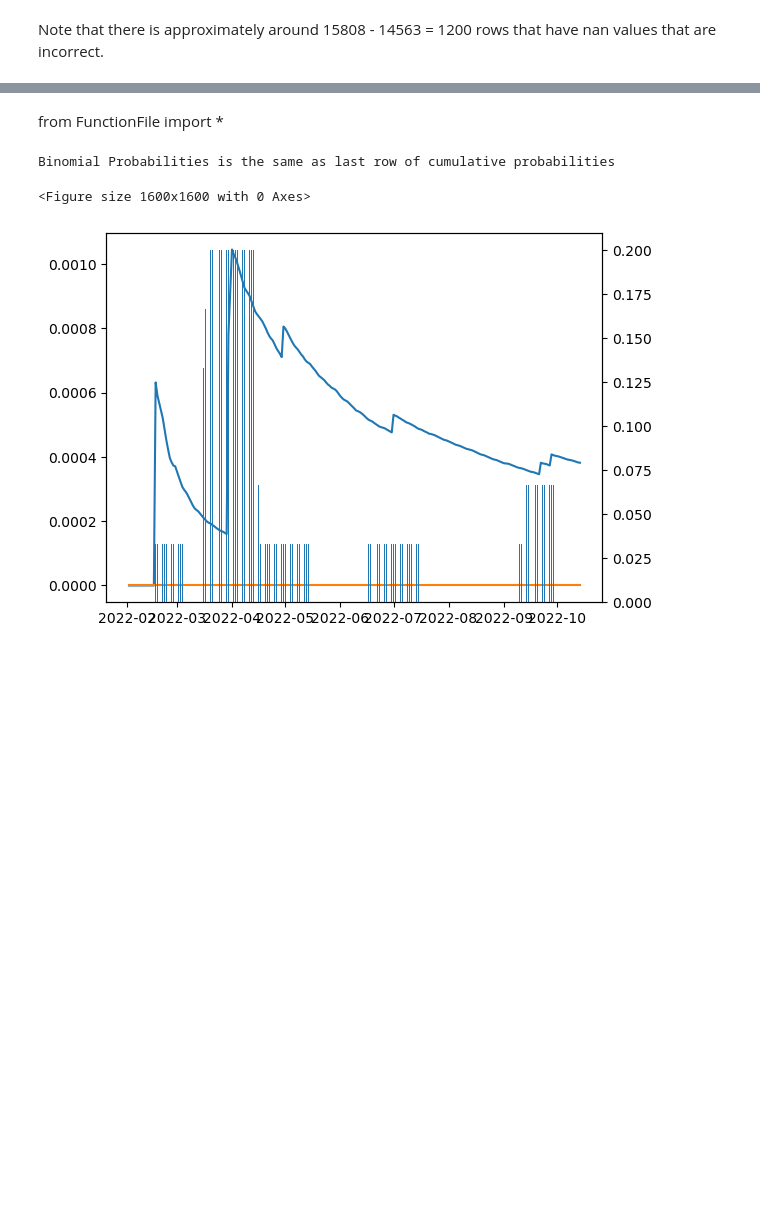
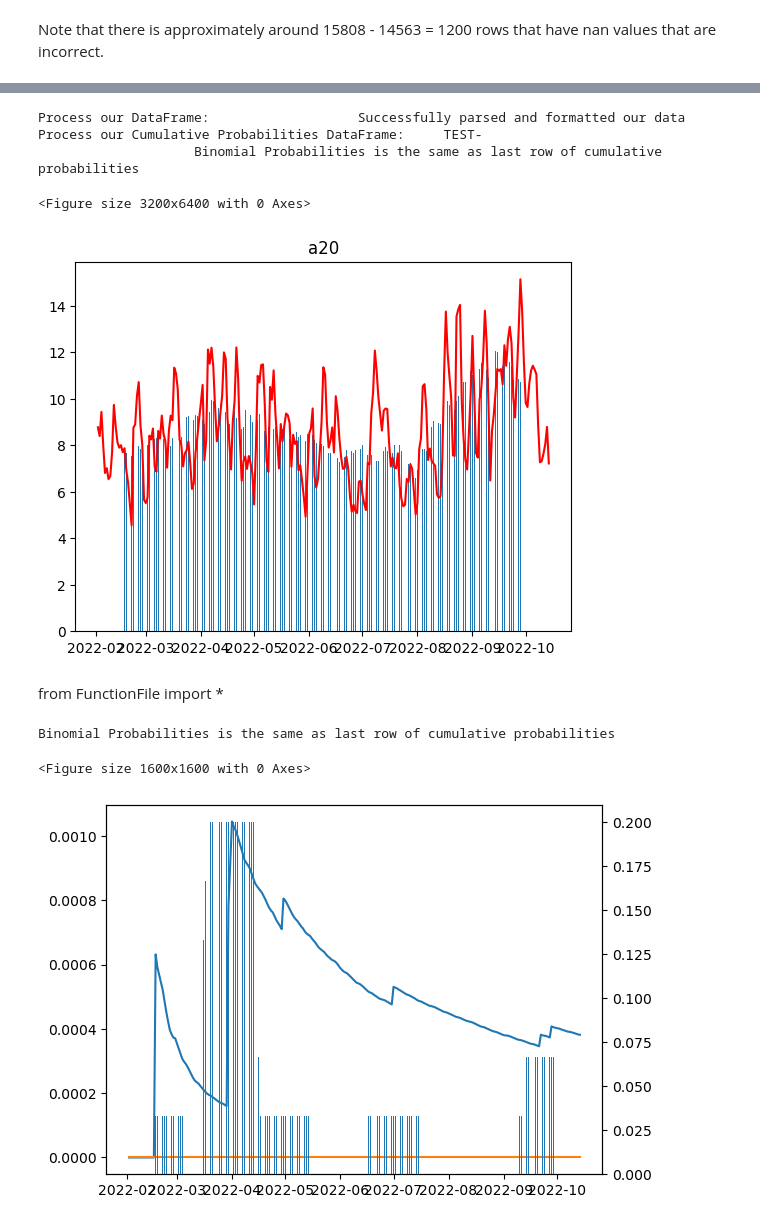
Before and after one commit to KvKid/Exploration-of-Sequential-Monte-Carlo-to-Time-Series-Data, a Jupyter notebook: main.ipynb, the cells around one changed output, grey strips where cells are left out. Saved outputs shown, nothing was run; the diff lists cells and outputs as text; code cells hidden in the pictures; blank space fills up the shorter version.

```diff
--- a/main.ipynb
+++ b/main.ipynb
@@ -329,3 +329,13 @@ Process our Cumulative Probabilities DataFrame:     TEST-
+# %%
+analysis = Model()
+filter = MonteCarlo(analysis.df)
+filter.movingaveragemontecarlo('a20',30,100)
+# %% [output]
+Process our DataFrame:                   Successfully parsed and formatted our data
+Process our Cumulative Probabilities DataFrame:     TEST-
+                    Binomial Probabilities is the same as last row of cumulative probabilities
+<Figure size 3200x6400 with 0 Axes>
+[figure, added]
 # %%
 def clopper_pearson(x, n, alpha=0.05):
     """Estimate the confidence interval for a sampled Bernoulli random
```
Also changed, not shown: parts of 3 cells of this notebook.
